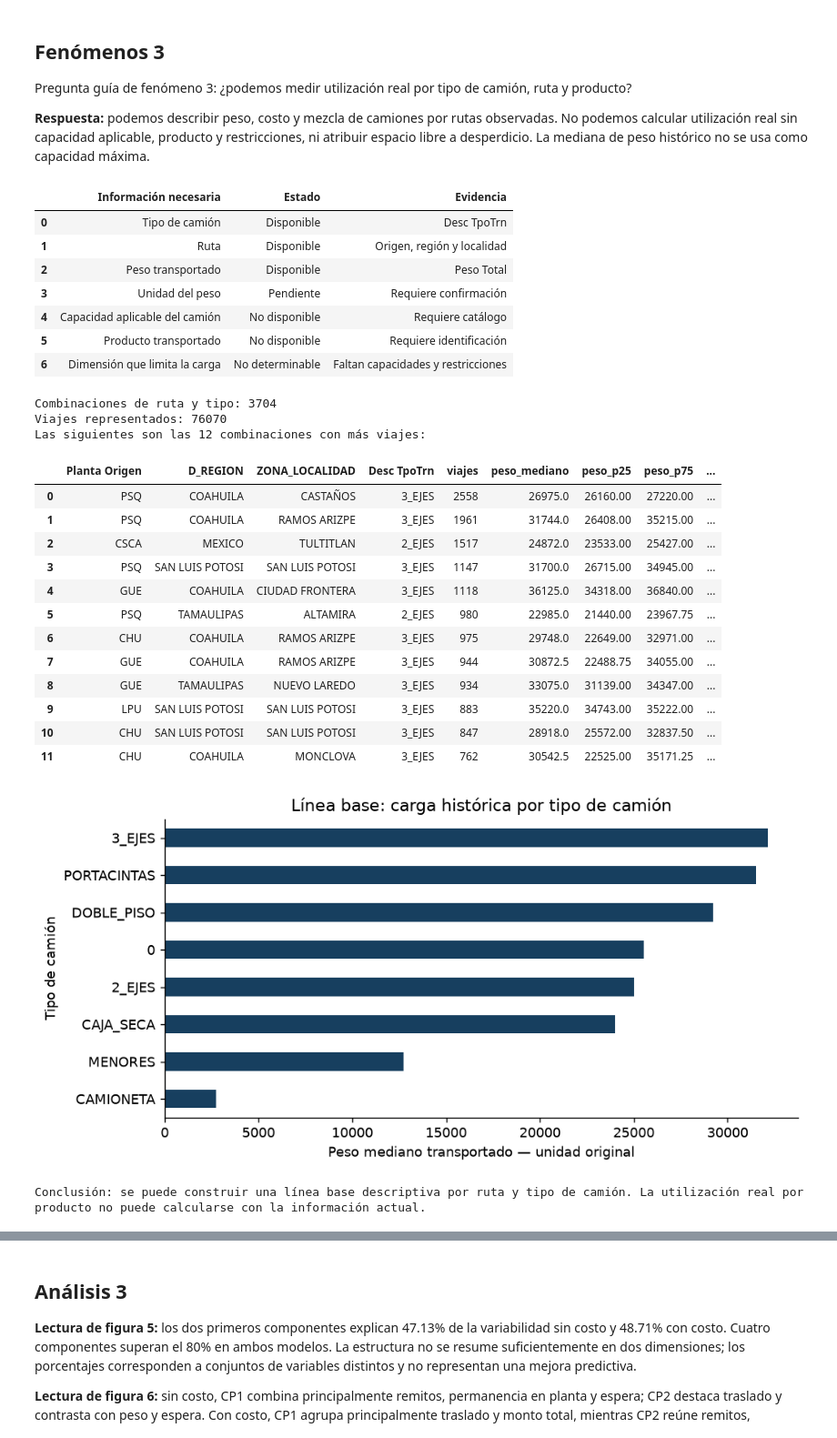
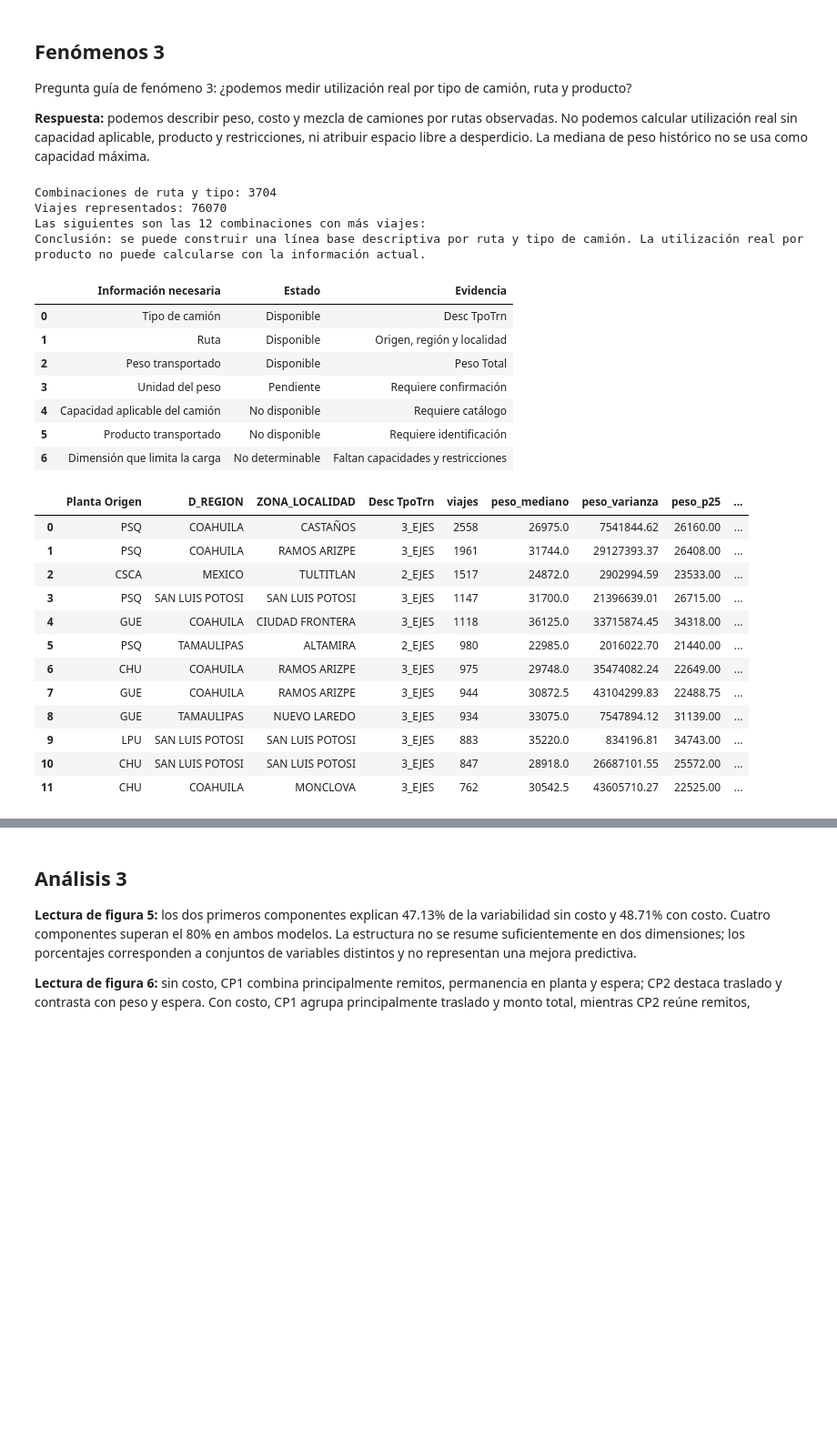
Before and after one commit to An-cell-byte/notebook_entrega1, a Jupyter notebook: Componente_2_Ternium.ipynb, the cells around one changed output, grey strips where cells are left out. Shown at 91% size. Cells and saved outputs as stored; diff of their text form; code cells hidden in the pictures; blank space fills up the shorter version.

```diff
--- a/Componente_2_Ternium.ipynb
+++ b/Componente_2_Ternium.ipynb
@@ -395,6 +440,7 @@ linea_base = (
     .agg(
         viajes=("Viaje", "size"),
         peso_mediano=("Peso Total", "median"),
+        peso_varianza=("Peso Total", "var"),
         peso_p25=("Peso Total", lambda x: x.quantile(0.25)),
         peso_p75=("Peso Total", lambda x: x.quantile(0.75)),
         costo_mediano_MXN=("Monto total", "median"),
@@ -408,6 +454,9 @@ linea_base = (
 
 # El umbral de 100,000 solo señala pesos para revisión.
 # No representa un límite de capacidad ni un límite legal.
+
+# Varianza muestral del peso (ddof=1), en unidades originales al cuadrado.
+# Los grupos con un solo peso valido tienen varianza indefinida (NaN).
 
 # 3. Calcular la participación de cada tipo dentro de su ruta.
 linea_base["viajes_en_ruta"] = (
@@ -423,65 +472,47 @@ linea_base = linea_base.sort_values(
     "viajes", ascending=False
 ).reset_index(drop=True)
 
 print("Combinaciones de ruta y tipo:", len(linea_base))
 print("Viajes representados:", linea_base["viajes"].sum())
 print("Las siguientes son las 12 combinaciones con más viajes:")
 
 display(linea_base.head(12).round(2))
 
-# 4. Mostrar el peso histórico por tipo de camión.
-# Esta gráfica describe carga transportada, no utilización.
-peso_por_tipo = (
-    b.groupby("Desc TpoTrn")["Peso Total"]
-    .median()
-    .sort_values()
-)
-
-fig, ax = plt.subplots(figsize=(8, 4))
-peso_por_tipo.plot.barh(ax=ax, color="#173F5F")
-
-ax.set_xlabel("Peso mediano transportado — unidad original")
-ax.set_ylabel("Tipo de camión")
-ax.set_title("Línea base: carga histórica por tipo de camión")
-
-figura(fig, "fenomeno_3_peso_por_tipo.png")
-
 # Guardar toda la tabla, no únicamente las primeras 12 filas.
 linea_base.to_csv(
     OUT / "fenomeno_3_linea_base.csv",
     index=False,
     encoding="utf-8-sig"
 )
 
 print(
     "Conclusión: se puede construir una línea base descriptiva "
     "por ruta y tipo de camión. La utilización real por producto "
     "no puede calcularse con la información actual."
 )
 # %% [output]
+Combinaciones de ruta y tipo: 3704
+Viajes representados: 76070
+Las siguientes son las 12 combinaciones con más viajes:
+Conclusión: se puede construir una línea base descriptiva por ruta y tipo de camión. La utilización real por producto no puede calcularse con la información actual.
 |  | Información necesaria | Estado | Evidencia |
 | 0 | Tipo de camión | Disponible | Desc TpoTrn |
 | 1 | Ruta | Disponible | Origen, región y localidad |
 | 2 | Peso transportado | Disponible | Peso Total |
 | 3 | Unidad del peso | Pendiente | Requiere confirmación |
 | 4 | Capacidad aplicable del camión | No disponible | Requiere catálogo |
 | 5 | Producto transportado | No disponible | Requiere identificación |
 | 6 | Dimensión que limita la carga | No determinable | Faltan capacidades y restricciones |
-Combinaciones de ruta y tipo: 3704
-Viajes representados: 76070
-Las siguientes son las 12 combinaciones con más viajes:
-|  | Planta Origen | D_REGION | ZONA_LOCALIDAD | Desc TpoTrn | viajes | peso_mediano | peso_p25 | peso_p75 | ... |
-| 0 | PSQ | COAHUILA | CASTAÑOS | 3_EJES | 2558 | 26975.0 | 26160.00 | 27220.00 | ... |
-| 1 | PSQ | COAHUILA | RAMOS ARIZPE | 3_EJES | 1961 | 31744.0 | 26408.00 | 35215.00 | ... |
-| 2 | CSCA | MEXICO | TULTITLAN | 2_EJES | 1517 | 24872.0 | 23533.00 | 25427.00 | ... |
-| 3 | PSQ | SAN LUIS POTOSI | SAN LUIS POTOSI | 3_EJES | 1147 | 31700.0 | 26715.00 | 34945.00 | ... |
-| 4 | GUE | COAHUILA | CIUDAD FRONTERA | 3_EJES | 1118 | 36125.0 | 34318.00 | 36840.00 | ... |
-| 5 | PSQ | TAMAULIPAS | ALTAMIRA | 2_EJES | 980 | 22985.0 | 21440.00 | 23967.75 | ... |
-| 6 | CHU | COAHUILA | RAMOS ARIZPE | 3_EJES | 975 | 29748.0 | 22649.00 | 32971.00 | ... |
-| 7 | GUE | COAHUILA | RAMOS ARIZPE | 3_EJES | 944 | 30872.5 | 22488.75 | 34055.00 | ... |
-| 8 | GUE | TAMAULIPAS | NUEVO LAREDO | 3_EJES | 934 | 33075.0 | 31139.00 | 34347.00 | ... |
-| 9 | LPU | SAN LUIS POTOSI | SAN LUIS POTOSI | 3_EJES | 883 | 35220.0 | 34743.00 | 35222.00 | ... |
-| 10 | CHU | SAN LUIS POTOSI | SAN LUIS POTOSI | 3_EJES | 847 | 28918.0 | 25572.00 | 32837.50 | ... |
-| 11 | CHU | COAHUILA | MONCLOVA | 3_EJES | 762 | 30542.5 | 22525.00 | 35171.25 | ... |
+|  | Planta Origen | D_REGION | ZONA_LOCALIDAD | Desc TpoTrn | viajes | peso_mediano | peso_varianza | peso_p25 | ... |
+| 0 | PSQ | COAHUILA | CASTAÑOS | 3_EJES | 2558 | 26975.0 | 7541844.62 | 26160.00 | ... |
+| 1 | PSQ | COAHUILA | RAMOS ARIZPE | 3_EJES | 1961 | 31744.0 | 29127393.37 | 26408.00 | ... |
+| 2 | CSCA | MEXICO | TULTITLAN | 2_EJES | 1517 | 24872.0 | 2902994.59 | 23533.00 | ... |
+| 3 | PSQ | SAN LUIS POTOSI | SAN LUIS POTOSI | 3_EJES | 1147 | 31700.0 | 21396639.01 | 26715.00 | ... |
+| 4 | GUE | COAHUILA | CIUDAD FRONTERA | 3_EJES | 1118 | 36125.0 | 33715874.45 | 34318.00 | ... |
+| 5 | PSQ | TAMAULIPAS | ALTAMIRA | 2_EJES | 980 | 22985.0 | 2016022.70 | 21440.00 | ... |
+| 6 | CHU | COAHUILA | RAMOS ARIZPE | 3_EJES | 975 | 29748.0 | 35474082.24 | 22649.00 | ... |
+| 7 | GUE | COAHUILA | RAMOS ARIZPE | 3_EJES | 944 | 30872.5 | 43104299.83 | 22488.75 | ... |
+| 8 | GUE | TAMAULIPAS | NUEVO LAREDO | 3_EJES | 934 | 33075.0 | 7547894.12 | 31139.00 | ... |
+| 9 | LPU | SAN LUIS POTOSI | SAN LUIS POTOSI | 3_EJES | 883 | 35220.0 | 834196.81 | 34743.00 | ... |
+| 10 | CHU | SAN LUIS POTOSI | SAN LUIS POTOSI | 3_EJES | 847 | 28918.0 | 26687101.55 | 25572.00 | ... |
+| 11 | CHU | COAHUILA | MONCLOVA | 3_EJES | 762 | 30542.5 | 43605710.27 | 22525.00 | ... |
-[figure, removed]
-Conclusión: se puede construir una línea base descriptiva por ruta y tipo de camión. La utilización real por producto no puede calcularse con la información actual.
```
Also changed, not shown: parts of 4 cells of this notebook, 9 other files.
